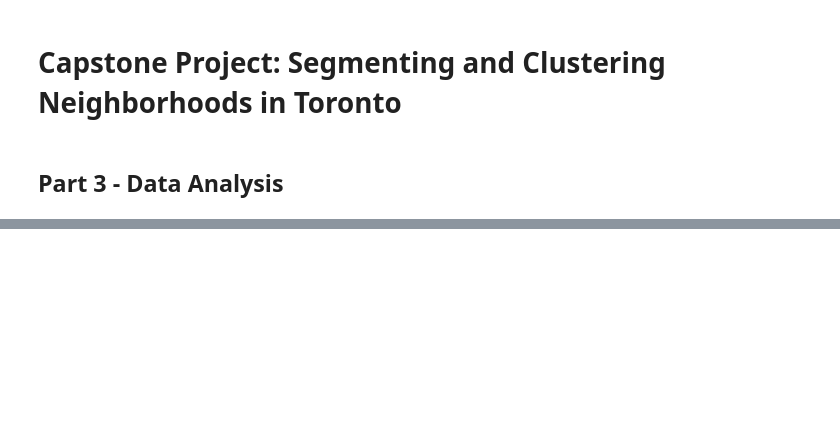
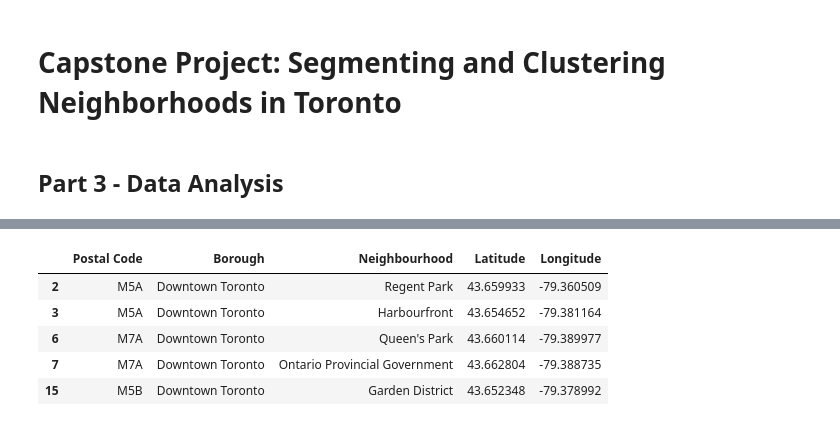
Before and after one commit to khofler/Coursera_Capstone, a Jupyter notebook: Capstone_part_3.ipynb, the cells around one changed output, grey strips where cells are left out. Cells and saved outputs as stored; diff of their text form; code cells hidden in the pictures; blank space fills up the shorter version.

```diff
--- a/Capstone_part_3.ipynb
+++ b/Capstone_part_3.ipynb
@@ -59,0 +124,10 @@ map_toronto
+# %%
+df_TC = df_T[df_T['Borough']=='Downtown Toronto']
+df_TC.head()
+# %% [output]
+|  | Postal Code | Borough | Neighbourhood | Latitude | Longitude |
+| 2 | M5A | Downtown Toronto | Regent Park | 43.659933 | -79.360509 |
+| 3 | M5A | Downtown Toronto | Harbourfront | 43.654652 | -79.381164 |
+| 6 | M7A | Downtown Toronto | Queen's Park | 43.660114 | -79.389977 |
+| 7 | M7A | Downtown Toronto | Ontario Provincial Government | 43.662804 | -79.388735 |
+| 15 | M5B | Downtown Toronto | Garden District | 43.652348 | -79.378992 |
```
Also changed, not shown: parts of 17 cells of this notebook, 5 other files.
